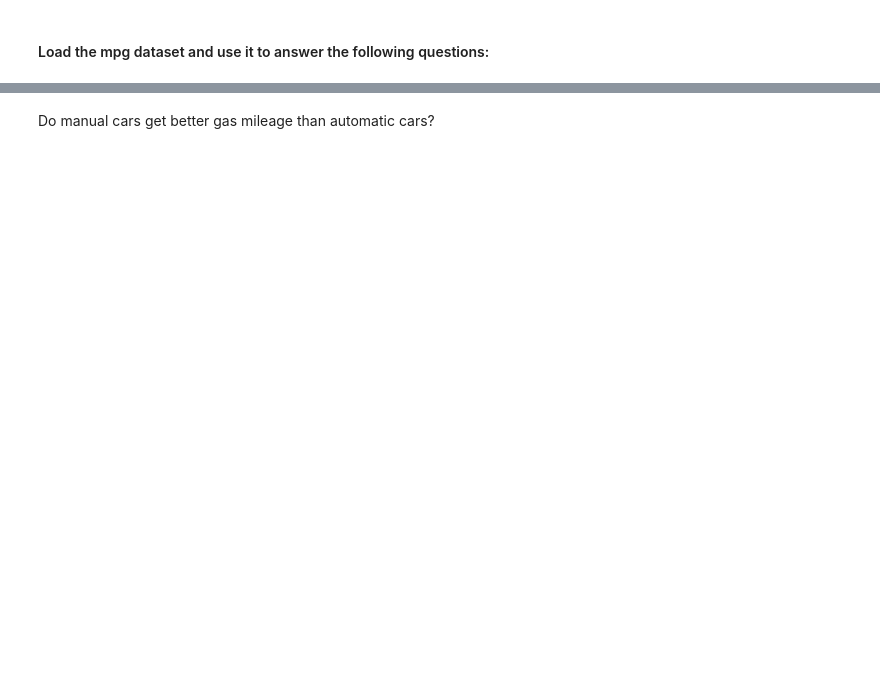
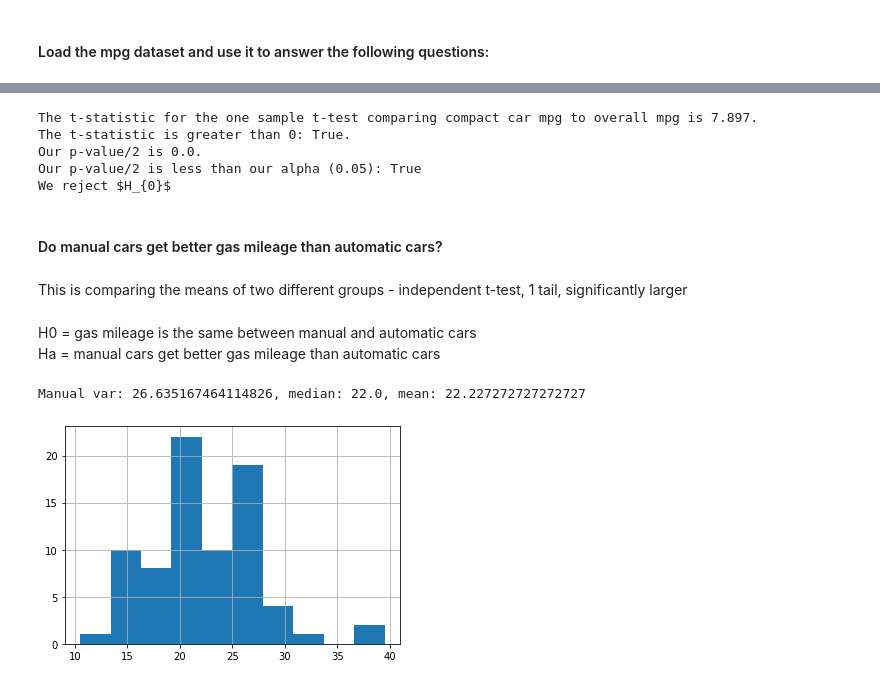
Before and after one commit to jesse-d-marder/statistics-exercises, a Jupyter notebook: hypothesis_testing.ipynb, the cells around one changed output, grey strips where cells are left out. Cells and saved outputs as stored; diff of their text form; code cells hidden in the pictures; blank space fills up the shorter version.

```diff
--- a/hypothesis_testing.ipynb
+++ b/hypothesis_testing.ipynb
@@ -210,2 +245,33 @@ H0: compact cars are no different in fuel efficiency as the average
+# %%
+print(f'The t-statistic for the one sample t-test comparing compact car mpg to overall mpg is {round(t,3)}.')
+print(f'The t-statistic is greater than 0: {round(t,3)>0}.')
+print(f'Our p-value/2 is {round(p/2, 5)}.')
+print(f'Our p-value/2 is less than our alpha ({alpha}): {p/2 < alpha}')
+if p/2 > alpha:
+    print("We fail to reject $H_{0}$")
+elif t < 0:
+    print("We fail to reject $H_{0}$")
+else:
+    print("We reject $H_{0}$")
+# %% [output]
+The t-statistic for the one sample t-test comparing compact car mpg to overall mpg is 7.897.
+The t-statistic is greater than 0: True.
+Our p-value/2 is 0.0.
+Our p-value/2 is less than our alpha (0.05): True
+We reject $H_{0}$
 # %% [markdown]
-Do manual cars get better gas mileage than automatic cars?
+#### Do manual cars get better gas mileage than automatic cars?
+# %% [markdown]
+This is comparing the means of two different groups - independent t-test, 1 tail, significantly larger
+# %%
+manual = mpg[mpg.trans.str.contains('manual')].avg_mpg
+automatic = mpg[mpg.trans.str.contains('auto')].avg_mpg
+# %% [markdown]
+H0 = gas mileage is the same between manual and automatic cars <br>
+Ha = manual cars get better gas mileage than automatic cars
+# %%
+manual.hist()
+print(f"Manual var: {manual.var()}, median: {manual.median()}, mean: {manual.mean()}")
+# %% [output]
+Manual var: 26.635167464114826, median: 22.0, mean: 22.227272727272727
+[figure, added]
```
Also changed, not shown: parts of 55 cells of this notebook.
